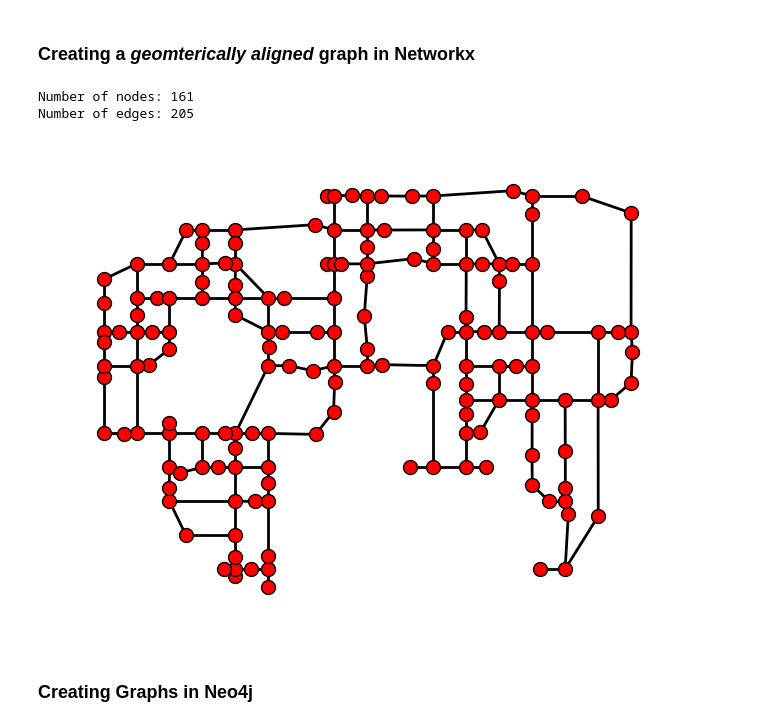
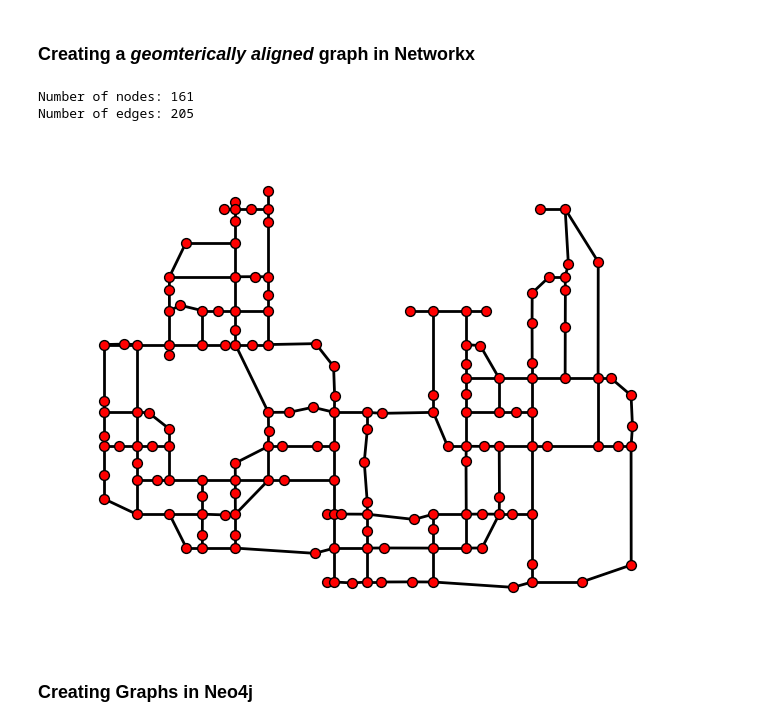
Before and after one commit to mgupta70/PID-KnowledgeGraph-demo, a Jupyter notebook: demo_notebook.ipynb, the cells around one changed output. Saved outputs shown, nothing was run; the diff lists cells and outputs as text; code cells hidden in the pictures.

```diff
--- a/demo_notebook.ipynb
+++ b/demo_notebook.ipynb
@@ -12,6 +12,7 @@ os.environ["OPENAI_API_KEY"] = "" # Insert your OpenAI API key
 # 1. Load image
 image_path = Path('data/0.jpg')
 image = cv2.imread(str(image_path))
+H, W, _ = image.shape
 
 # 2. Load nodes and edges data
 # edges
@@ -52,34 +53,34 @@ import networkx as nx
 # %%
 G = nx.Graph()
 nodes_to_add = []
 pos = {} # node positions
 for edge, node_pair in edges_dict.items():
     for node in node_pair:
         if node not in nodes_to_add:
             G.add_node(node)
-            pos[node] = node_center(node, nodes_dict)
+            pos[node] = node_center(node, nodes_dict)[0], H - node_center(node, nodes_dict)[1]
             nodes_to_add.append(node)
     G.add_edge(node_pair[0], node_pair[1])
 
 # Print some graph information
 print('Number of nodes:', G.number_of_nodes())
 print('Number of edges:', G.number_of_edges())
 
 # Plot the graph
 options = {
     "font_size": 36,
-    "node_size": 100,
+    "node_size": 50,
     "node_color": "red",
     "edgecolors": "black",
     "linewidths": 1,
     "width": 2,
 }
 
 nx.draw(G, pos, with_labels=False, font_weight='bold', **options)
 # %% [output]
 Number of nodes: 161
 Number of edges: 205
-[figure, old version]
+[figure, new version]
 # %% [markdown]
 ### Creating Graphs in Neo4j
 # %%
```
Also changed, not shown: 1 other file.
